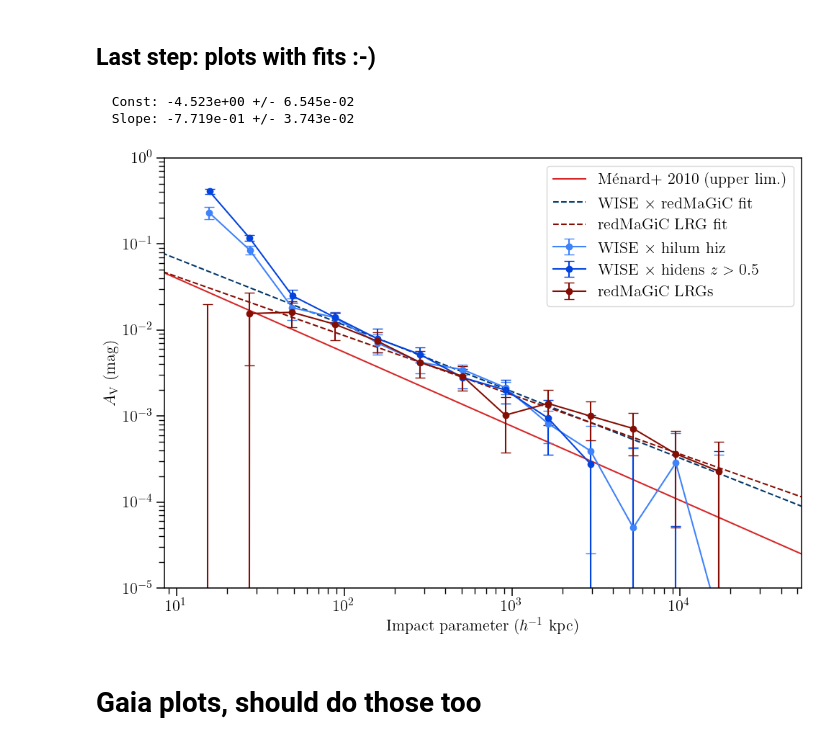
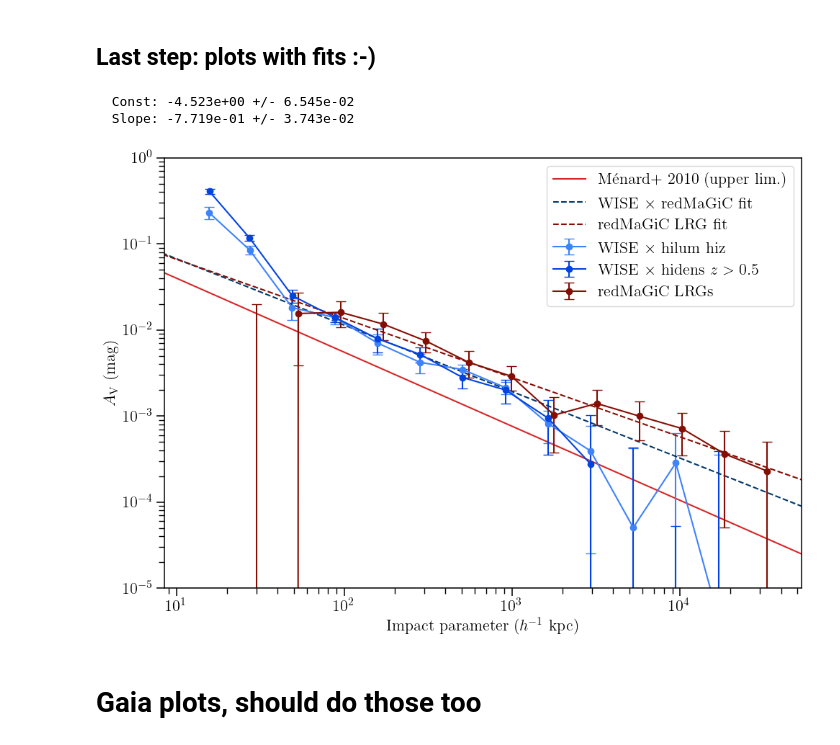
Before and after one commit to mcclearyj/dusthalos, a Jupyter notebook: writeup/csfd_dust_plots.ipynb, the cells around one changed output. Cells and saved outputs as stored; diff of their text form; code cells hidden in the pictures.

Commit message:
plotting gwslc

```diff
--- a/writeup/csfd_dust_plots.ipynb
+++ b/writeup/csfd_dust_plots.ipynb
@@ -696,7 +697,7 @@ redMaGiC LRG LSQ:
 z_fg = 0.144
 z_fg2 = 0.35 # Filtered WISExSCOS
 fg_gal_kpc = cosmo.kpc_proper_per_arcmin(z_fg)
-fg_gal_kpc2 = cosmo.kpc_proper_per_arcmin(z_fg)
+fg_gal_kpc2 = cosmo.kpc_proper_per_arcmin(z_fg2)
 
 # Converts us from arcminutes to h^-1 kpc
 # Menard relationship was in terms of h
@@ -742,35 +743,35 @@ ax.plot(
     label=r'WISE $\times$ redMaGiC fit'
 )
 
 ax.errorbar(
     dk_lrg_usebins_csfd['meanr']*scl2, dust_lrg_usebins_csfd,
     yerr=dk_lrg_usebins_csfd['sigma'], fmt='-o', capsize=5,
     color='xkcd:indian red', label=r'redMaGiC LRGs'
 )
 
 ax.plot(
-    theory_r_arcmin*scl, fit_lrg,
+    theory_r_arcmin*scl2, fit_lrg,
     linestyle='--', color='xkcd:indian red',
     label=r'redMaGiC LRG fit'
 )
 
 
 ax.set_xscale('log')
 ax.set_yscale('log')
 ax.set_xlim(0.08*scl, 500*scl)
 ax.set_ylim(1E-5, 1)
 ax.set_xlabel(r'Impact parameter ($h^{-1}$ kpc)', fontsize=16)
 ax.set_ylabel(r'$A_{\rm V}$ (mag)', fontsize=16)
 #ax.set_title(r'', fontsize=16)
 ax.legend(fontsize=16)
 
 figname = 'dustcorrel_redmagic_csfd_newrand_withfits.png'
 fig.savefig(f"/Users/j.mccleary/Research/dusty_halos/dusthalos_emh/output/{figname}" )
 fig.savefig(f"/Users/j.mccleary/Research/dusty_halos/dusthalos_emh/writeup/figures_update2/{figname}" )
 # %% [output]
   Const: -4.523e+00 +/- 6.545e-02
   Slope: -7.719e-01 +/- 3.743e-02
-[figure, old version]
+[figure, new version]
 # %% [markdown]
 # Gaia plots, should do those too
 # %%
```
Also changed, not shown: parts of 26 cells of this notebook, 2 other files.
